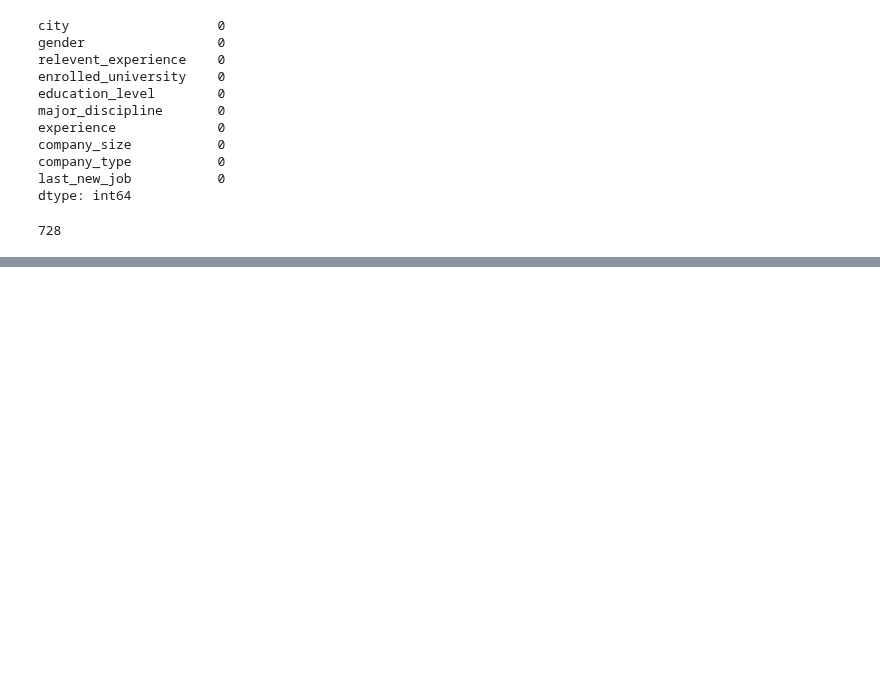
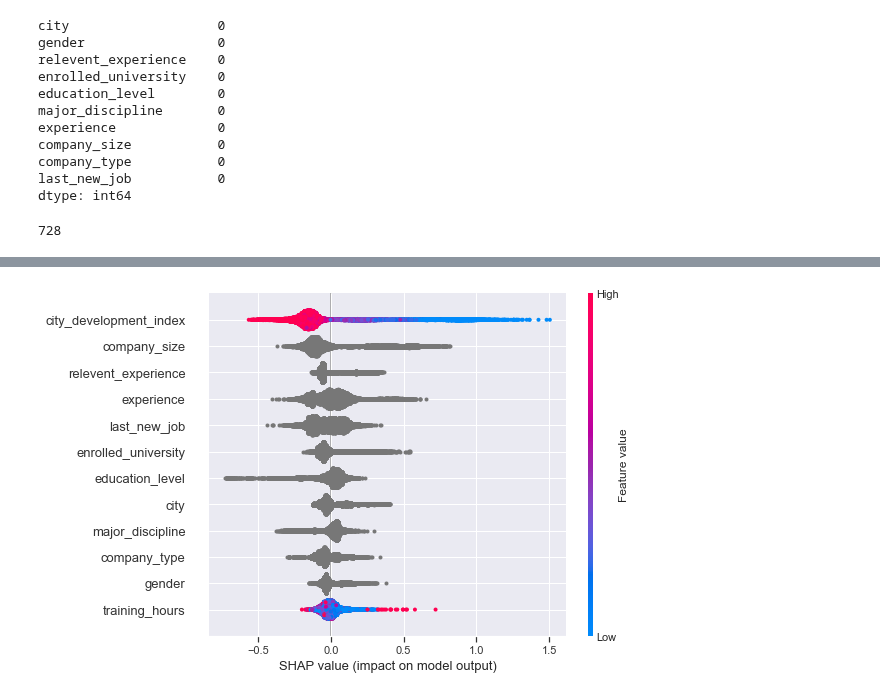
Before and after one commit to yoyo6022/Detecting_Potential_Candidate_Springboard_Capstone2, a Jupyter notebook: notebooks/Detecting Potential Candidate_Part3_Model CatBoost.ipynb, the cells around one changed output, grey strips where cells are left out. Cells and saved outputs as stored; diff of their text form; code cells hidden in the pictures; blank space fills up the shorter version.

```diff
--- a/notebooks/Detecting Potential Candidate_Part3_Model CatBoost.ipynb
+++ b/notebooks/Detecting Potential Candidate_Part3_Model CatBoost.ipynb
@@ -324,0 +360,15 @@ Learning rate set to 0.499094
+# %%
+shap_values = model.get_feature_importance(Pool(X_train, label=y_train,cat_features=cat_features_indices),
+                                                                     type="ShapValues")
+shap_values = shap_values[:,:-1]
+# %%
+# shap value for features
+import shap
+shap.initjs()
+
+X_train_df = pd.DataFrame(X_train)
+X_train_df.columns = X.columns
+
+
+shap.summary_plot(shap_values, X_train_df)
+# %% [output]
@@ -324,0 +376 @@ Learning rate set to 0.499094
+[figure, added]
```
Also changed, not shown: parts of 9 cells of this notebook, 4 other files.
